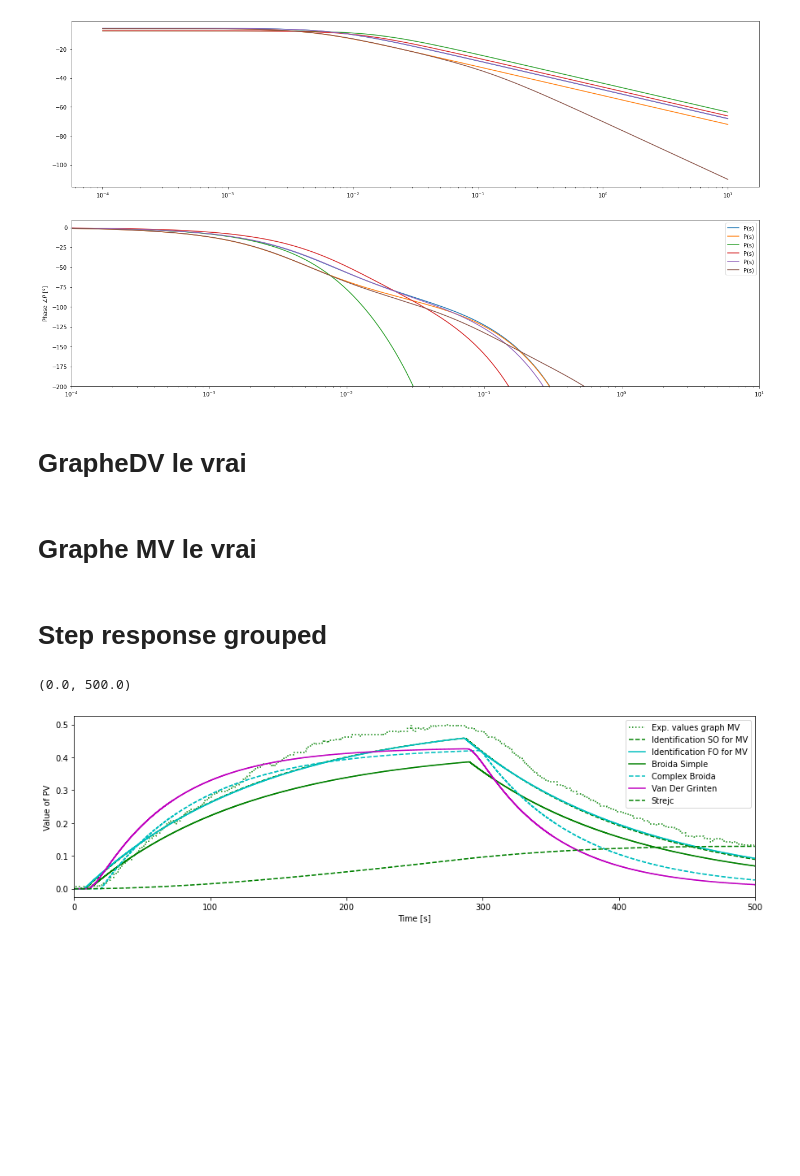
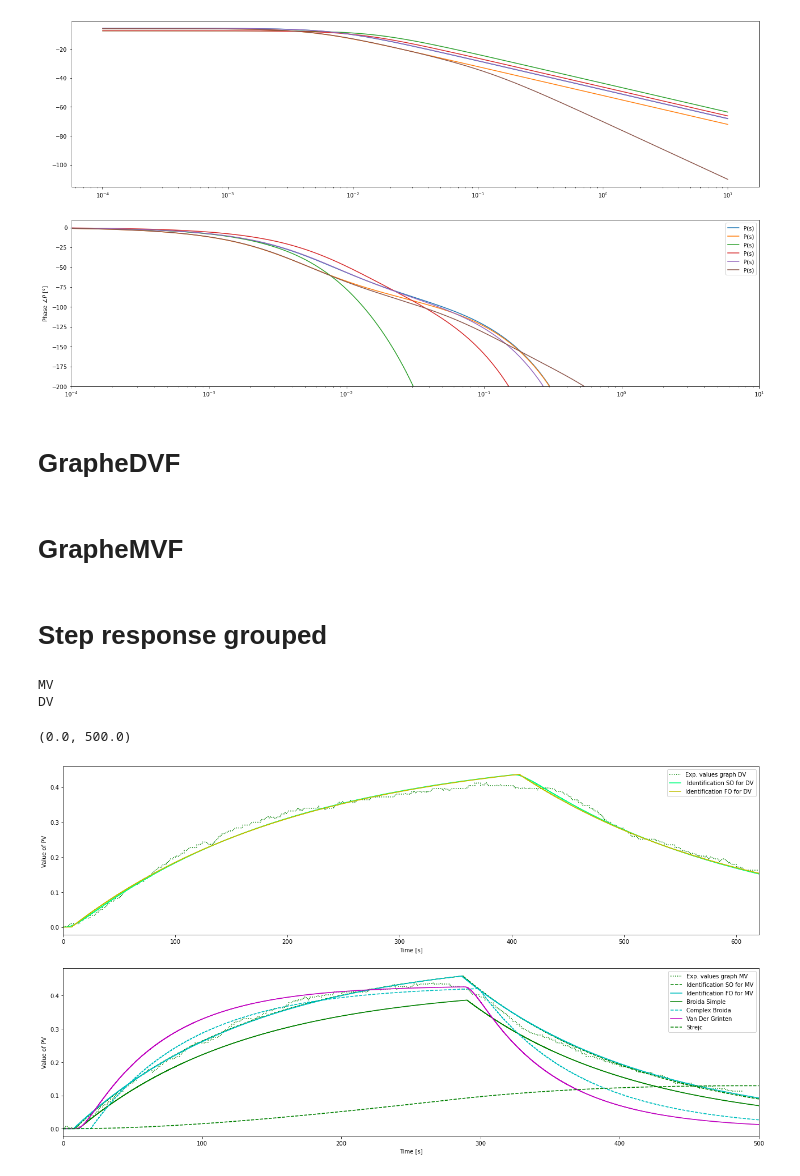
Before and after one commit to jmimassi/Control-Theory, a Jupyter notebook: Simulation_OLP.ipynb, the cells around one changed output. Drawn from its saved outputs; the diff is of its cells as text; code cells hidden in the pictures; blank space fills up the shorter version.

```diff
--- a/Simulation_OLP.ipynb
+++ b/Simulation_OLP.ipynb
@@ -656,5 +656,5 @@ PlotBode(0.5231111134672899,133.33386757169725,6.466709453815119,0.5094803420759
 # %% [output]
 [figure]
 # %% [markdown]
-# GrapheDV le vrai
+# GrapheDVF
 # %%
@@ -662,3 +662,3 @@ PlotBode(0.5231111134672899,133.33386757169725,6.466709453815119,0.5094803420759
 # %% [markdown]
-# Graphe MV le vrai
+# GrapheMVF
 # %%
@@ -669,13 +669,18 @@ PlotBode(0.5231111134672899,133.33386757169725,6.466709453815119,0.5094803420759
 from package_JM_RS import GraphMV, GraphDV
 
 TSim = 500
+TSimD = 620
 Ts = 0.1
 N = int(TSim/Ts) + 1
+ND = int(TSimD/Ts) + 1
 
 # Path for MV
 MV = []#
 MVPath = {0: 0, 1:1 ,280: 0, TSim: 0}
+MVD = []#
+MVPathD = {0: 0, 1:1 ,400: 0, TSim: 0}
 t = []
+tD =[]
 PVIDFOMV = []
 PVIDSOMV = []
 PVIDFODV = []
@@ -688,6 +693,10 @@ PVStrejc = []
 for i in range(0,N):
     t.append(i*Ts)
     SelectPath_RT(MVPath,t,MV)
+
+for i in range(0,ND):
+    tD.append(i*Ts)
+    SelectPath_RT(MVPathD,tD,MVD)
 
 # Identification FO for MV
 
@@ -707,11 +716,11 @@ T2 = 2.2419668343920548e-08
 PVIDSOMV = SOPDT(MV,Kp,T1,T2,theta,Ts)
 
 # Identification FO for DV
-Kp= 0.5094803420759484
-T= 204.77206703868117
-theta= 6.47400767956359
+Kp =  0.5094803420759484
+T = 204.77206703868117
+theta = 6.47400767956359
 
-PVIDFODV = FOPDT(MV,Kp,T,theta,Ts)
+PVIDFODV = FOPDT(MVD,Kp,T,theta,Ts)
 
 # Identification SO for DV
 
@@ -720,7 +729,7 @@ T1 = 198.90601996256459
 T2 = 8.124468051389487
 theta = 1.0918143519352412
 
-PVIDSODV = SOPDT(MV,Kp,T1,T2,theta,Ts)
+PVIDSODV = SOPDT(MVD,Kp,T1,T2,theta,Ts)
 
 # Paramètres définis à la main
 
@@ -761,10 +770,10 @@ theta = abs(Tu - Tuth)
 PVStrejc = SOPDT(MV,Kp,T,T,theta,Ts)
 
 #Graphe réel MV
-xMV, ygraphMV = GraphMV()
+xMV, ygraphMV = GrapheMVF()
 
 #Graphe réel MV
-xDV, ygraphDV = GraphDV()
+xDV, ygraphDV = GrapheDVF()
 
 
 
@@ -775,7 +784,7 @@ xDV, ygraphDV = GraphDV()
 
 
 
-plt.figure(figsize = (15,9))
+plt.figure(figsize = (22,12))
 
 # Plot données éxperimentales MV
 plt.subplot(2,1,2)
@@ -784,19 +793,19 @@ plt.ylabel('Value of PV')
 plt.xlabel('Time [s]')
 plt.legend(loc='best')
 
-# Plot données éxperimentales DV
-# plt.subplot(2,1,2)
-# plt.step(xDV,ygraphDV,'g:',label='Exp. values graph DV',where='post')
-# plt.ylabel('Value of PV')
-# plt.xlabel('Time [s]')
-# plt.legend(loc='best')
+#Plot données éxperimentales DV
+plt.subplot(2,1,1)
+plt.step(xDV,ygraphDV,'g:',label='Exp. values graph DV',where='post')
+plt.ylabel('Value of PV')
+plt.xlabel('Time [s]')
+plt.legend(loc='best')
 
-# plt.subplot(2,1,2)
-# plt.step(t,PVIDSODV,'springgreen',label=' Identification SO for DV',where='post')
-# plt.ylabel('Value of PV')
-# plt.xlabel('Time [s]')
-# plt.legend(loc='best')
-# plt.xlim([0, TSim])
+plt.subplot(2,1,1)
+plt.step(tD,PVIDSODV,'springgreen',label=' Identification SO for DV',where='post')
+plt.ylabel('Value of PV')
+plt.xlabel('Time [s]')
+plt.legend(loc='best')
+plt.xlim([0, TSimD])
 
 plt.subplot(2,1,2)
 plt.step(t,PVIDSOMV,'g--',label='Identification SO for MV',where='post')
@@ -806,12 +815,12 @@ plt.legend(loc='best')
 plt.xlim([0, TSim])
 
 
-# plt.subplot(2,1,2)
-# plt.step(t,PVIDFODV,'y-',label='Identification FO for DV',where='post')
-# plt.ylabel('Value of PV')
-# plt.xlabel('Time [s]')
-# plt.legend(loc='best')
-# plt.xlim([0, TSim])
+plt.subplot(2,1,1)
+plt.step(tD,PVIDFODV,'y-',label='Identification FO for DV',where='post')
+plt.ylabel('Value of PV')
+plt.xlabel('Time [s]')
+plt.legend(loc='best')
+plt.xlim([0, TSimD])
 
 plt.subplot(2,1,2)
 plt.step(t,PVIDFOMV,'c-',label='Identification FO for MV',where='post')
@@ -822,32 +831,34 @@ plt.xlim([0, TSim])
 
 
 plt.subplot(2,1,2)
 plt.step(t,PVSBroida,'g-',label='Broida Simple',where='post')
 plt.ylabel('Value of PV')
 plt.xlabel('Time [s]')
 plt.legend(loc='best')
 plt.xlim([0, TSim])
 
 plt.subplot(2,1,2)
 plt.step(t,PVCBroida,'c--',label='Complex Broida',where='post')
 plt.ylabel('Value of PV')
 plt.xlabel('Time [s]')
 plt.legend(loc='best')
 plt.xlim([0, TSim])
 
 plt.subplot(2,1,2)
 plt.step(t,PVVDG,'m-',label='Van Der Grinten',where='post')
 plt.ylabel('Value of PV')
 plt.xlabel('Time [s]')
 plt.legend(loc='best')
 plt.xlim([0, TSim])
 
 plt.subplot(2,1,2)
 plt.step(t,PVStrejc,'g--',label='Strejc',where='post')
 plt.ylabel('Value of PV')
 plt.xlabel('Time [s]')
 plt.legend(loc='best')
 plt.xlim([0, TSim])
 # %% [output]
-(0.0, 500.0)
+MV
+DV
+(0.0, 500.0)
-[figure, old version]
+[figure, new version]
```
Also changed, not shown: parts of 3 cells of this notebook, 1 other file.
